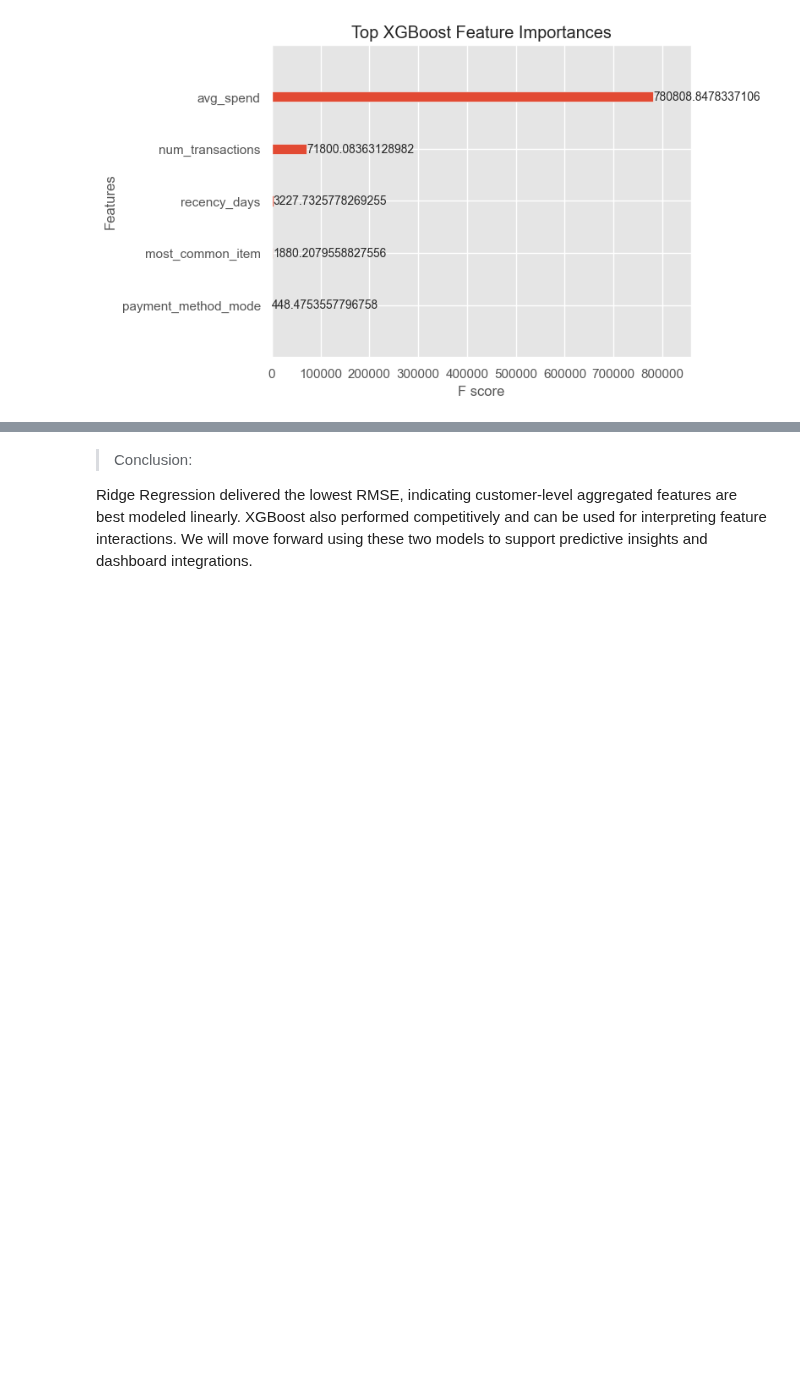
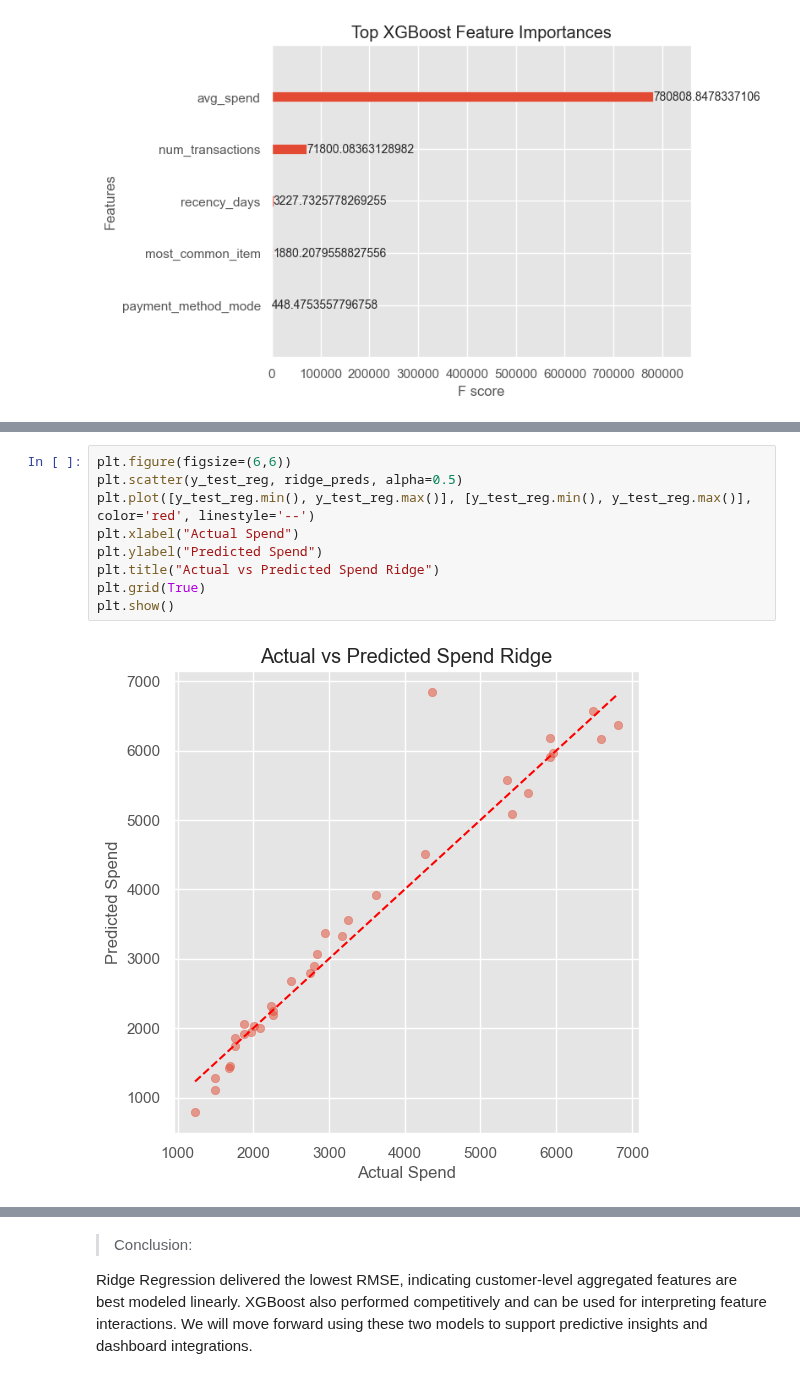
Before and after one commit to mandele1999/fashion-retail-sales, a Jupyter notebook: notebooks/04_modeling.ipynb, the cells around one changed output, grey strips where cells are left out. Saved outputs shown, nothing was run; the diff lists cells and outputs as text; blank space fills up the shorter version.

```diff
--- a/notebooks/04_modeling.ipynb
+++ b/notebooks/04_modeling.ipynb
@@ -342,0 +364,11 @@ plt.show()
+# %%
+plt.figure(figsize=(6,6))
+plt.scatter(y_test_reg, ridge_preds, alpha=0.5)
+plt.plot([y_test_reg.min(), y_test_reg.max()], [y_test_reg.min(), y_test_reg.max()], color='red', linestyle='--')
+plt.xlabel("Actual Spend")
+plt.ylabel("Predicted Spend")
+plt.title("Actual vs Predicted Spend Ridge")
+plt.grid(True)
+plt.show()
+# %% [output]
+[figure, added]
```
Also changed, not shown: parts of 8 cells of this notebook.
